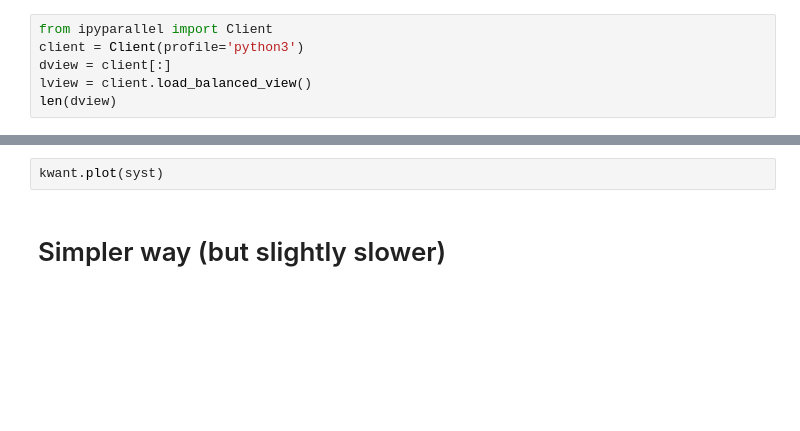
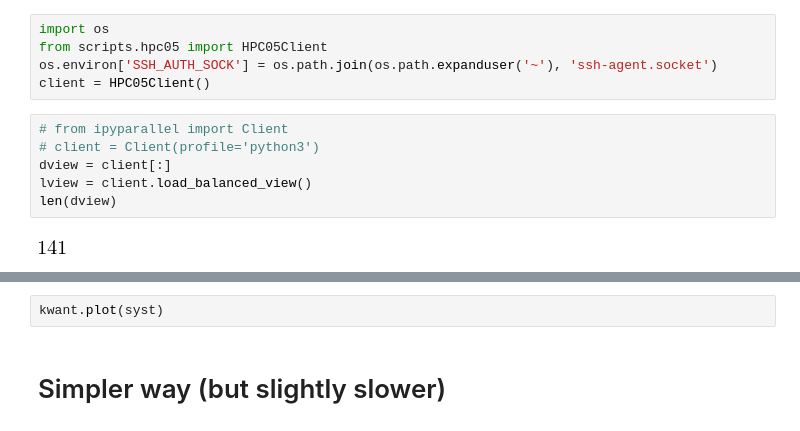
Before and after one commit to basnijholt/supercurrent-majorana-nanowire, a Jupyter notebook: supercurrent.ipynb, the cells around one changed output, grey strips where cells are left out. Cells and saved outputs as stored; diff of their text form; blank space fills up the shorter version.

```diff
--- a/supercurrent.ipynb
+++ b/supercurrent.ipynb
@@ -9,9 +11,16 @@ sys.path.append('/home/bnijholt/orbitalfield/')
+# %%
+import os
+from scripts.hpc05 import HPC05Client
+os.environ['SSH_AUTH_SOCK'] = os.path.join(os.path.expanduser('~'), 'ssh-agent.socket')
+client = HPC05Client()
 # %%
-from ipyparallel import Client
-client = Client(profile='python3')
+# from ipyparallel import Client
+# client = Client(profile='python3')
 dview = client[:]
 lview = client.load_balanced_view()
 len(dview)
+# %% [output]
+[figure, added]
 # %%
 %%px --local
 
```
Also changed, not shown: parts of 8 cells of this notebook.
